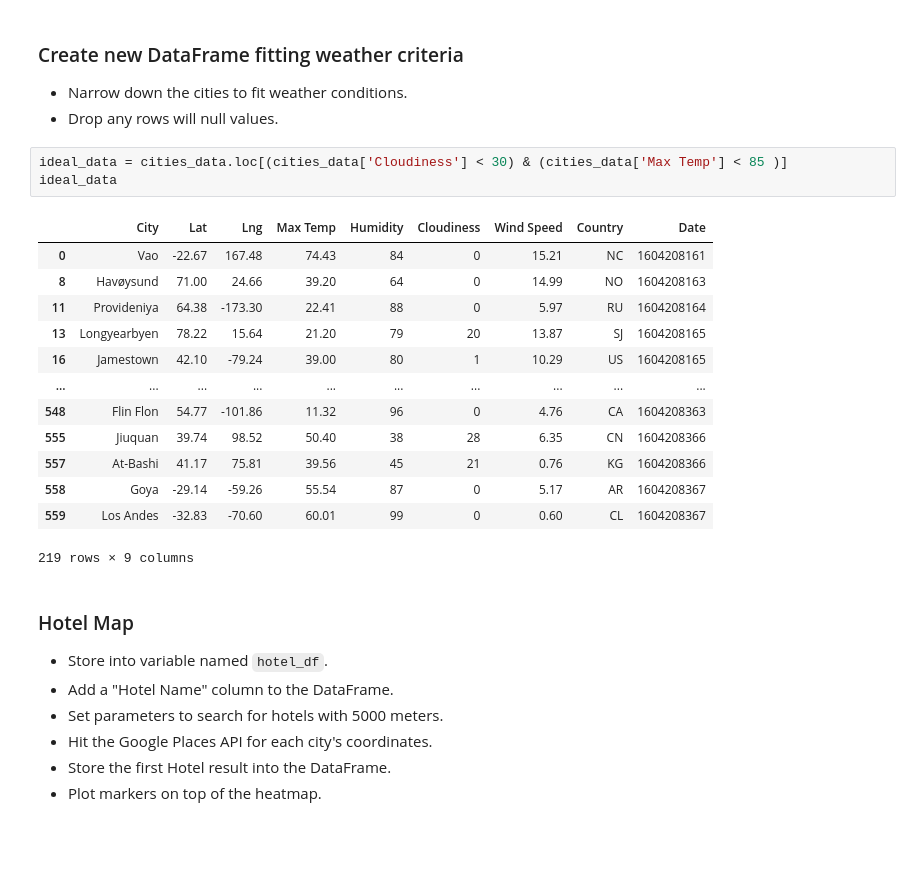
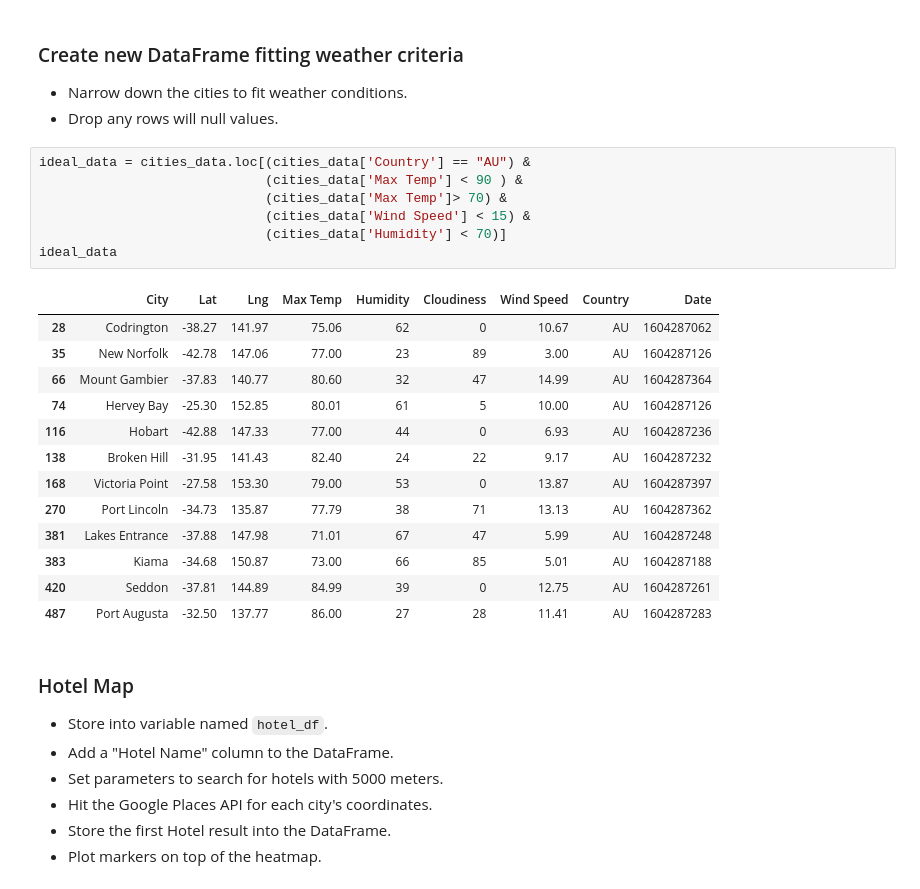
Before and after one commit to schoo424/python-api-challenge, a Jupyter notebook: VacationPy/VacationPy.ipynb, the cells around one changed output. Cells and saved outputs as stored; diff of their text form; blank space fills up the shorter version.

```diff
--- a/VacationPy/VacationPy.ipynb
+++ b/VacationPy/VacationPy.ipynb
@@ -75,22 +57,26 @@ fig
 * Narrow down the cities to fit weather conditions.
 * Drop any rows will null values.
 # %%
-ideal_data = cities_data.loc[(cities_data['Cloudiness'] < 30) & (cities_data['Max Temp'] < 85 )]
+ideal_data = cities_data.loc[(cities_data['Country'] == "AU") &
+                             (cities_data['Max Temp'] < 90 ) &
+                             (cities_data['Max Temp']> 70) &
+                             (cities_data['Wind Speed'] < 15) &
+                             (cities_data['Humidity'] < 70)]
 ideal_data
 # %% [output]
 |  | City | Lat | Lng | Max Temp | Humidity | Cloudiness | Wind Speed | Country | Date |
-| 0 | Vao | -22.67 | 167.48 | 74.43 | 84 | 0 | 15.21 | NC | 1604208161 |
-| 8 | Havøysund | 71.00 | 24.66 | 39.20 | 64 | 0 | 14.99 | NO | 1604208163 |
-| 11 | Provideniya | 64.38 | -173.30 | 22.41 | 88 | 0 | 5.97 | RU | 1604208164 |
-| 13 | Longyearbyen | 78.22 | 15.64 | 21.20 | 79 | 20 | 13.87 | SJ | 1604208165 |
-| 16 | Jamestown | 42.10 | -79.24 | 39.00 | 80 | 1 | 10.29 | US | 1604208165 |
-| ... | ... | ... | ... | ... | ... | ... | ... | ... | ... |
-| 548 | Flin Flon | 54.77 | -101.86 | 11.32 | 96 | 0 | 4.76 | CA | 1604208363 |
-| 555 | Jiuquan | 39.74 | 98.52 | 50.40 | 38 | 28 | 6.35 | CN | 1604208366 |
-| 557 | At-Bashi | 41.17 | 75.81 | 39.56 | 45 | 21 | 0.76 | KG | 1604208366 |
-| 558 | Goya | -29.14 | -59.26 | 55.54 | 87 | 0 | 5.17 | AR | 1604208367 |
-| 559 | Los Andes | -32.83 | -70.60 | 60.01 | 99 | 0 | 0.60 | CL | 1604208367 |
+| 28 | Codrington | -38.27 | 141.97 | 75.06 | 62 | 0 | 10.67 | AU | 1604287062 |
+| 35 | New Norfolk | -42.78 | 147.06 | 77.00 | 23 | 89 | 3.00 | AU | 1604287126 |
+| 66 | Mount Gambier | -37.83 | 140.77 | 80.60 | 32 | 47 | 14.99 | AU | 1604287364 |
+| 74 | Hervey Bay | -25.30 | 152.85 | 80.01 | 61 | 5 | 10.00 | AU | 1604287126 |
+| 116 | Hobart | -42.88 | 147.33 | 77.00 | 44 | 0 | 6.93 | AU | 1604287236 |
+| 138 | Broken Hill | -31.95 | 141.43 | 82.40 | 24 | 22 | 9.17 | AU | 1604287232 |
+| 168 | Victoria Point | -27.58 | 153.30 | 79.00 | 53 | 0 | 13.87 | AU | 1604287397 |
+| 270 | Port Lincoln | -34.73 | 135.87 | 77.79 | 38 | 71 | 13.13 | AU | 1604287362 |
+| 381 | Lakes Entrance | -37.88 | 147.98 | 71.01 | 67 | 47 | 5.99 | AU | 1604287248 |
+| 383 | Kiama | -34.68 | 150.87 | 73.00 | 66 | 85 | 5.01 | AU | 1604287188 |
+| 420 | Seddon | -37.81 | 144.89 | 84.99 | 39 | 0 | 12.75 | AU | 1604287261 |
+| 487 | Port Augusta | -32.50 | 137.77 | 86.00 | 27 | 28 | 11.41 | AU | 1604287283 |
-219 rows × 9 columns
 # %% [markdown]
 ### Hotel Map
 * Store into variable named `hotel_df`.
```
Also changed, not shown: parts of 7 cells of this notebook, 2 other files.
